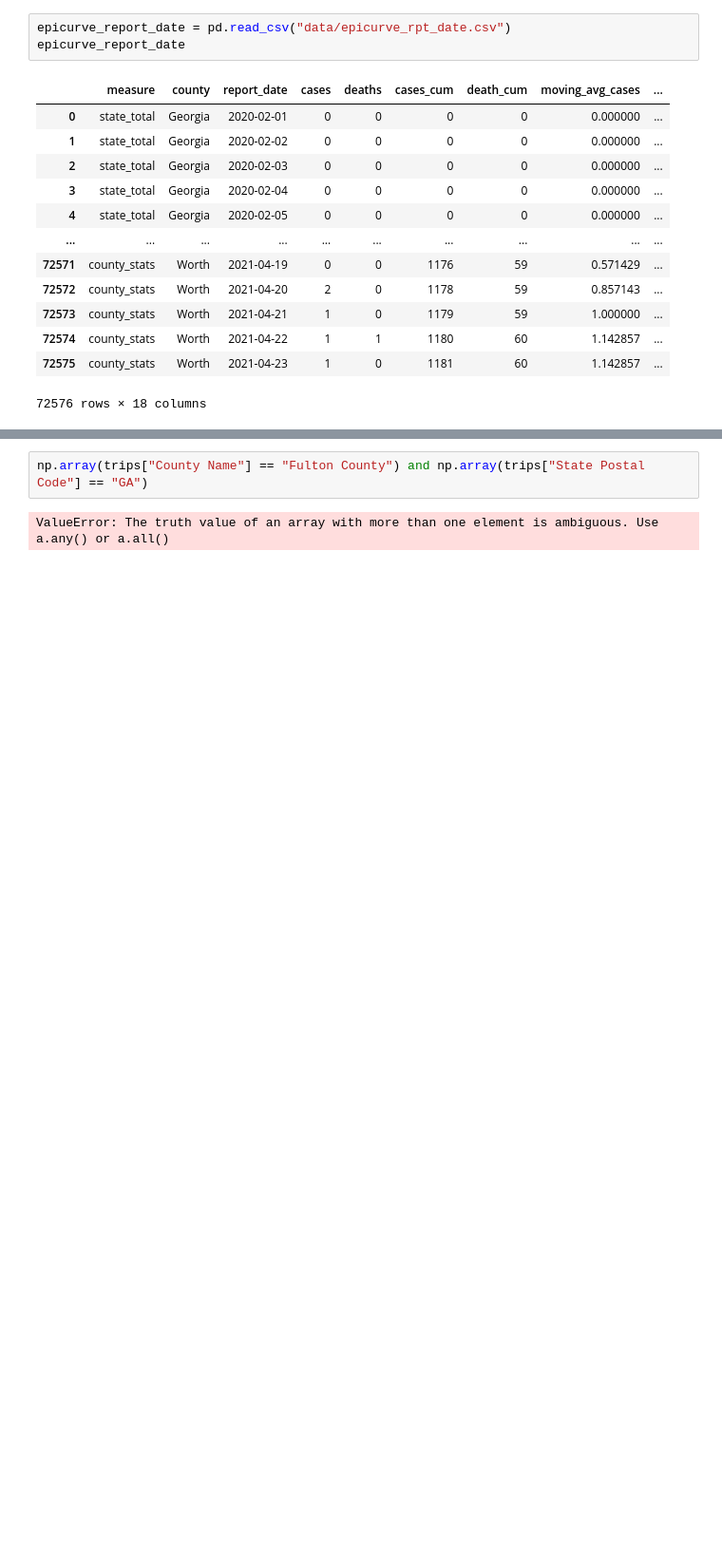
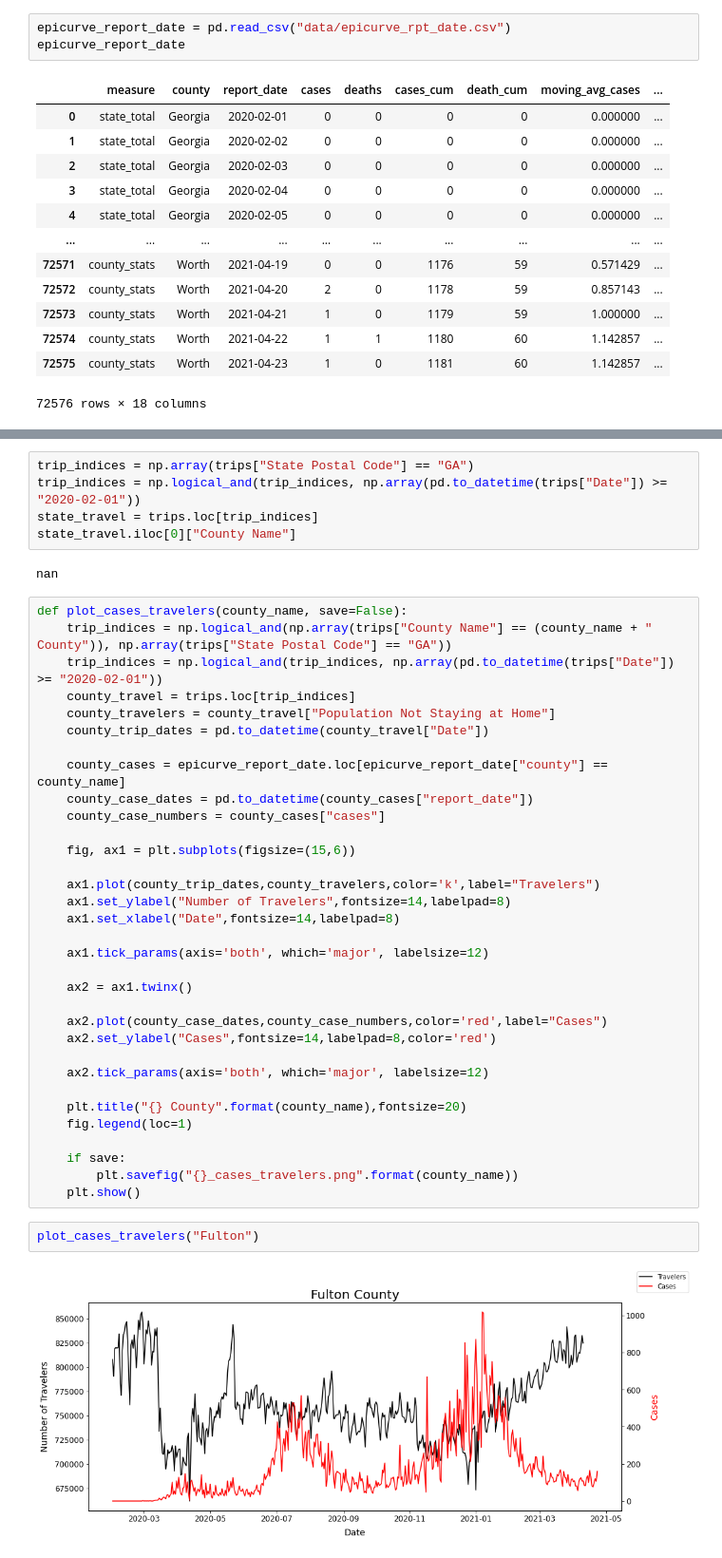
Before and after one commit to mrepasky3/ISYE6416-Spring2021-Project, a Jupyter notebook: Data_Exploration.ipynb, the cells around one changed output, grey strips where cells are left out. Shown at 95% size. Drawn from its saved outputs; the diff is of its cells as text; blank space fills up the shorter version.

Commit message:
Visualized the cases and travelers in time for different counties

```diff
--- a/Data_Exploration.ipynb
+++ b/Data_Exploration.ipynb
@@ -76,4 +39,44 @@ trips.loc[trips["County Name"] == "Fulton County"]
-# %%
-np.array(trips["County Name"] == "Fulton County") and np.array(trips["State Postal Code"] == "GA")
-# %% [output]
-ValueError: The truth value of an array with more than one element is ambiguous. Use a.any() or a.all()
+# %%
+trip_indices = np.array(trips["State Postal Code"] == "GA")
+trip_indices = np.logical_and(trip_indices, np.array(pd.to_datetime(trips["Date"]) >= "2020-02-01"))
+state_travel = trips.loc[trip_indices]
+state_travel.iloc[0]["County Name"]
+# %% [output]
+nan
+# %%
+def plot_cases_travelers(county_name, save=False):
+    trip_indices = np.logical_and(np.array(trips["County Name"] == (county_name + " County")), np.array(trips["State Postal Code"] == "GA"))
+    trip_indices = np.logical_and(trip_indices, np.array(pd.to_datetime(trips["Date"]) >= "2020-02-01"))
+    county_travel = trips.loc[trip_indices]
+    county_travelers = county_travel["Population Not Staying at Home"]
+    county_trip_dates = pd.to_datetime(county_travel["Date"])
+
+    county_cases = epicurve_report_date.loc[epicurve_report_date["county"] == county_name]
+    county_case_dates = pd.to_datetime(county_cases["report_date"])
+    county_case_numbers = county_cases["cases"]
+
+    fig, ax1 = plt.subplots(figsize=(15,6))
+
+    ax1.plot(county_trip_dates,county_travelers,color='k',label="Travelers")
+    ax1.set_ylabel("Number of Travelers",fontsize=14,labelpad=8)
+    ax1.set_xlabel("Date",fontsize=14,labelpad=8)
+
+    ax1.tick_params(axis='both', which='major', labelsize=12)
+
+    ax2 = ax1.twinx()
+
+    ax2.plot(county_case_dates,county_case_numbers,color='red',label="Cases")
+    ax2.set_ylabel("Cases",fontsize=14,labelpad=8,color='red')
+
+    ax2.tick_params(axis='both', which='major', labelsize=12)
+
+    plt.title("{} County".format(county_name),fontsize=20)
+    fig.legend(loc=1)
+
+    if save:
+        plt.savefig("{}_cases_travelers.png".format(county_name))
+    plt.show()
+# %%
+plot_cases_travelers("Fulton")
+# %% [output]
+[figure, added]
```
Also changed, not shown: parts of 8 cells of this notebook, 1 other file.
